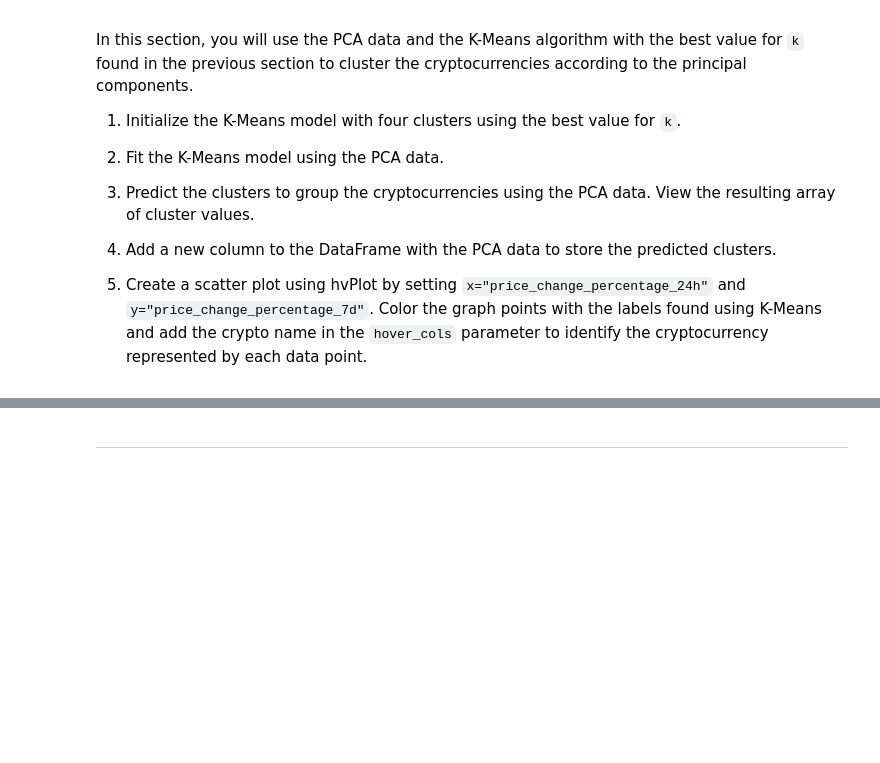
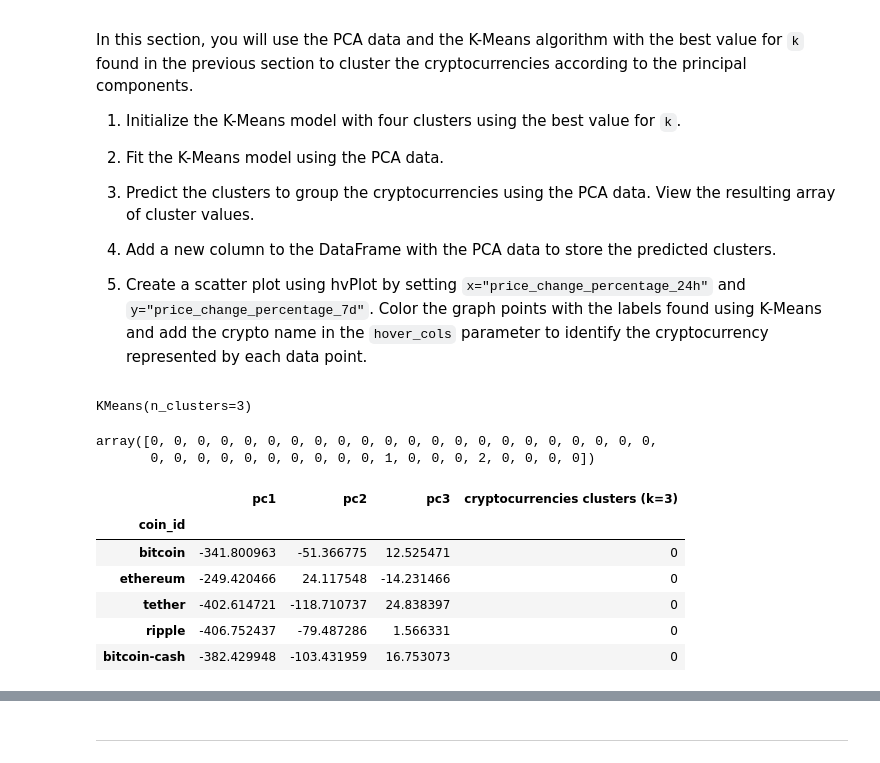
Before and after one commit to EGeorge2021r/Challenge10_Repo, a Jupyter notebook: Starter_Code/crypto_investments.ipynb, the cells around one changed output, grey strips where cells are left out. Saved outputs shown, nothing was run; the diff lists cells and outputs as text; code cells hidden in the pictures; blank space fills up the shorter version.

```diff
--- a/Starter_Code/crypto_investments.ipynb
+++ b/Starter_Code/crypto_investments.ipynb
@@ -300,9 +379,15 @@ In this section, you will use the elbow method to find the best value for `k` us
 # %%
 # Create a for loop to compute the inertia with each possible value of k
 # Inside the loop:
+for i in k:
+
 # 1. Create a KMeans model using the loop counter for the n_clusters
-# 2. Fit the model to the data using `df_market_data_pca`
+    model = KMeans(n_clusters=i, random_state=0)
+
+# 2. Fit the model to the data using `df_market_data_scaled`
+    model.fit(df_market_data_pca_data)
+
 # 3. Append the model.inertia_ to the inertia list
-# YOUR CODE HERE!
+    inertia.append(model.inertia_)
 # %%
 # Create a dictionary with the data to plot the Elbow curve
@@ -342,25 +432,38 @@ In this section, you will use the PCA data and the K-Means algorithm with the be
 5. Create a scatter plot using hvPlot by setting `x="price_change_percentage_24h"` and `y="price_change_percentage_7d"`. Color the graph points with the labels found using K-Means and add the crypto name in the `hover_cols` parameter to identify the cryptocurrency represented by each data point.
 # %%
 # Initialize the K-Means model using the best value for k
-# YOUR CODE HERE!
+model_k3 = KMeans(n_clusters=3)
 # %%
 # Fit the K-Means model using the PCA data
-# YOUR CODE HERE!
+model_k3.fit(df_market_data_pca_data)
+# %% [output]
+KMeans(n_clusters=3)
 # %%
 # Predict the clusters to group the cryptocurrencies using the PCA data
-# YOUR CODE HERE!
+cryptocurrencies_clusters_k3 = model_k3.predict(df_market_data_pca_data)
 
 # View the resulting array of cluster values.
-# YOUR CODE HERE!
+cryptocurrencies_clusters_k3
+# %% [output]
+array([0, 0, 0, 0, 0, 0, 0, 0, 0, 0, 0, 0, 0, 0, 0, 0, 0, 0, 0, 0, 0, 0,
+       0, 0, 0, 0, 0, 0, 0, 0, 0, 0, 1, 0, 0, 0, 2, 0, 0, 0, 0])
 # %%
 # Create a copy of the DataFrame with the PCA data
-# YOUR CODE HERE!
+df_market_data_pca_data_predictions = pcadf.copy()
 
 # Add a new column to the DataFrame with the predicted clusters
-# YOUR CODE HERE!
+df_market_data_pca_data_predictions["cryptocurrencies clusters (k=3)"] = cryptocurrencies_clusters_k3
 
 # Display sample data
-# YOUR CODE HERE!
+df_market_data_pca_data_predictions.head()
+# %% [output]
+|  | pc1 | pc2 | pc3 | cryptocurrencies clusters (k=3) |
+| coin_id |  |  |  |  |
+| bitcoin | -341.800963 | -51.366775 | 12.525471 | 0 |
+| ethereum | -249.420466 | 24.117548 | -14.231466 | 0 |
+| tether | -402.614721 | -118.710737 | 24.838397 | 0 |
+| ripple | -406.752437 | -79.487286 | 1.566331 | 0 |
+| bitcoin-cash | -382.429948 | -103.431959 | 16.753073 | 0 |
 # %%
 # Create a scatter plot using hvPlot by setting
 # `x="price_change_percentage_24h"` and `y="price_change_percentage_7d"`.
```
Also changed, not shown: parts of 16 cells of this notebook.
